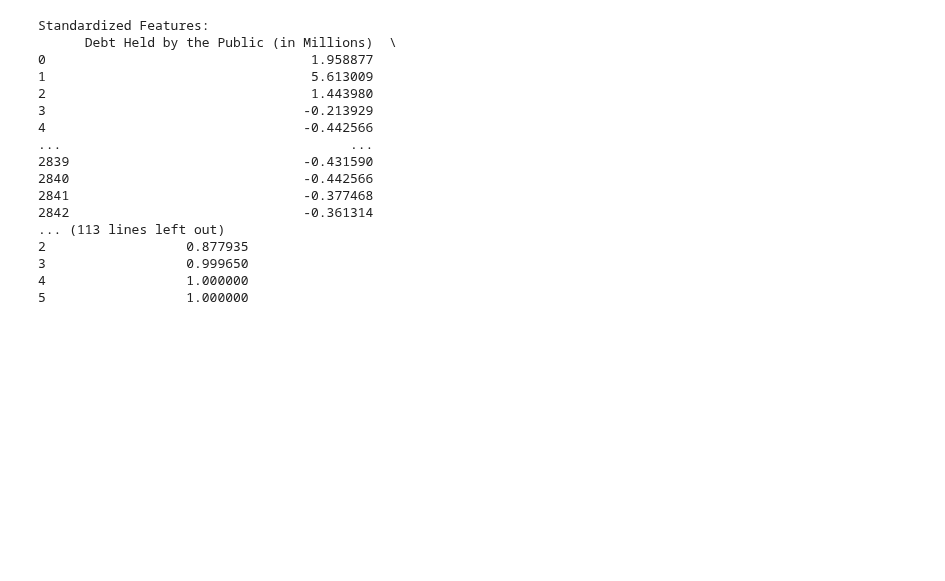
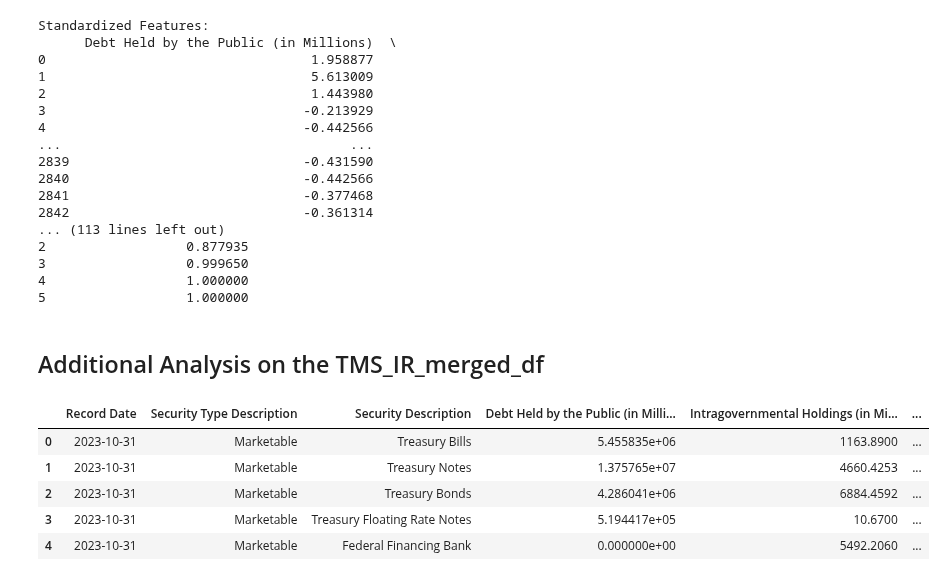
Before and after one commit to felabonte/DataMiningFinalProject, a Jupyter notebook: CS6220_DataMining_FinalProject.ipynb, the cells around one changed output. Saved outputs shown, nothing was run; the diff lists cells and outputs as text; code cells hidden in the pictures; blank space fills up the shorter version.

```diff
--- a/CS6220_DataMining_FinalProject.ipynb
+++ b/CS6220_DataMining_FinalProject.ipynb
@@ -1137,3 +1137,14 @@ Standardized Features:
 3                  0.999650
 4                  1.000000
 5                  1.000000
+# %% [markdown]
+## Additional Analysis on the  TMS_IR_merged_df
+# %%
+TMS_IR_merged_df.head()
+# %% [output]
+|  | Record Date | Security Type Description | Security Description | Debt Held by the Public (in Milli... | Intragovernmental Holdings (in Mi... | ... |
+| 0 | 2023-10-31 | Marketable | Treasury Bills | 5.455835e+06 | 1163.8900 | ... |
+| 1 | 2023-10-31 | Marketable | Treasury Notes | 1.375765e+07 | 4660.4253 | ... |
+| 2 | 2023-10-31 | Marketable | Treasury Bonds | 4.286041e+06 | 6884.4592 | ... |
+| 3 | 2023-10-31 | Marketable | Treasury Floating Rate Notes | 5.194417e+05 | 10.6700 | ... |
+| 4 | 2023-10-31 | Marketable | Federal Financing Bank | 0.000000e+00 | 5492.2060 | ... |
```
Also changed, not shown: parts of 14 cells of this notebook.
